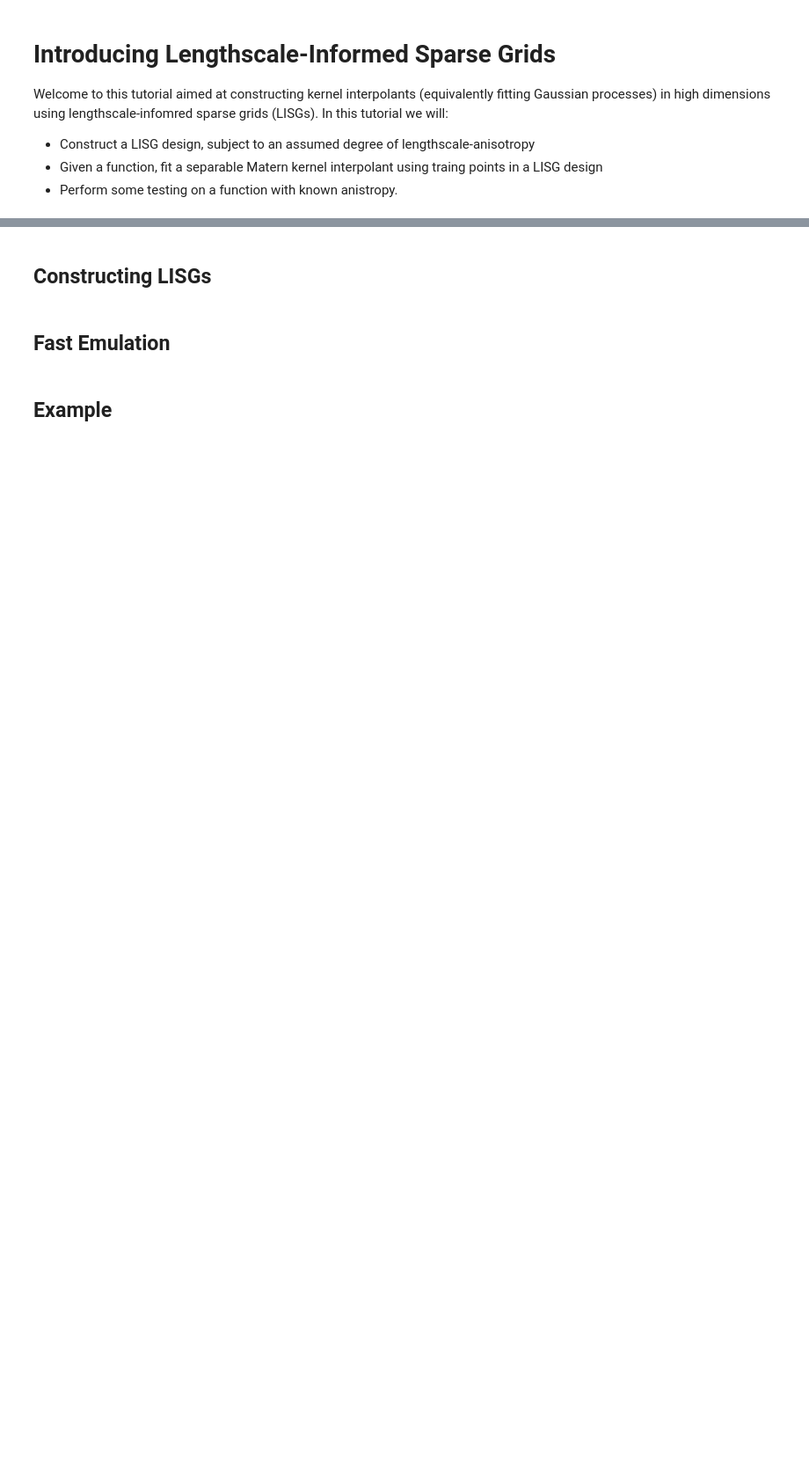
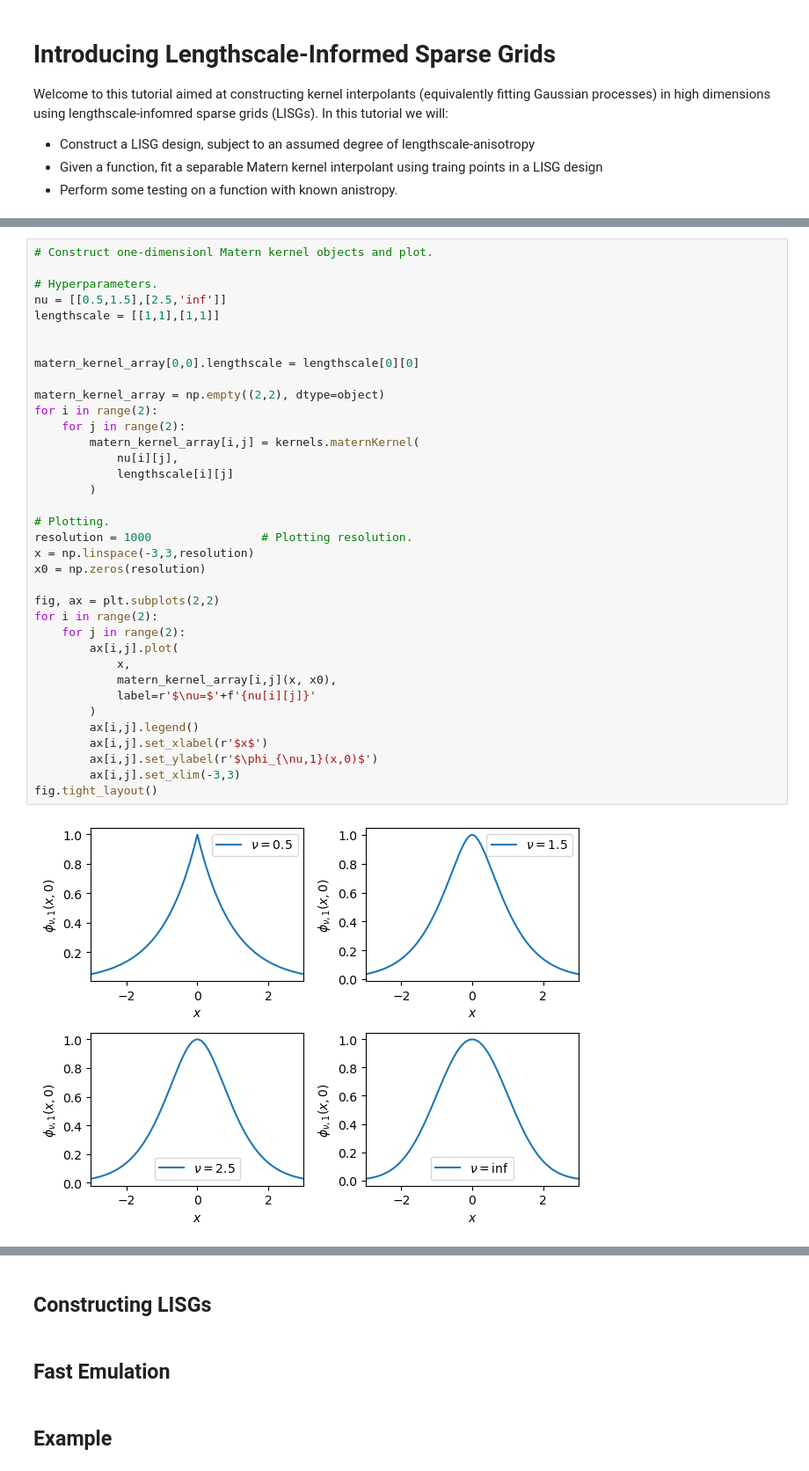
Before and after one commit to elliot-addy/LISG, a Jupyter notebook: LISG_tutorial.ipynb, the cells around one changed output, grey strips where cells are left out. Shown at 88% size. Drawn from its saved outputs; the diff is of its cells as text; blank space fills up the shorter version.

```diff
--- a/LISG_tutorial.ipynb
+++ b/LISG_tutorial.ipynb
@@ -17,0 +34,38 @@ import emulator
+# %%
+# Construct one-dimensionl Matern kernel objects and plot.
+
+# Hyperparameters.
+nu = [[0.5,1.5],[2.5,'inf']]
+lengthscale = [[1,1],[1,1]]
+
+
+matern_kernel_array[0,0].lengthscale = lengthscale[0][0]
+
+matern_kernel_array = np.empty((2,2), dtype=object)
+for i in range(2):
+    for j in range(2):
+        matern_kernel_array[i,j] = kernels.maternKernel(
+            nu[i][j],
+            lengthscale[i][j]
+        )
+
+# Plotting.
+resolution = 1000                # Plotting resolution.
+x = np.linspace(-3,3,resolution)
+x0 = np.zeros(resolution)
+
+fig, ax = plt.subplots(2,2)
+for i in range(2):
+    for j in range(2):
+        ax[i,j].plot(
+            x,
+            matern_kernel_array[i,j](x, x0),
+            label=r'$\nu=$'+f'{nu[i][j]}'
+        )
+        ax[i,j].legend()
+        ax[i,j].set_xlabel(r'$x$')
+        ax[i,j].set_ylabel(r'$\phi_{\nu,1}(x,0)$')
+        ax[i,j].set_xlim(-3,3)
+fig.tight_layout()
+# %% [output]
+[figure, added]
```
Also changed, not shown: parts of 8 cells of this notebook, 1 other file.
